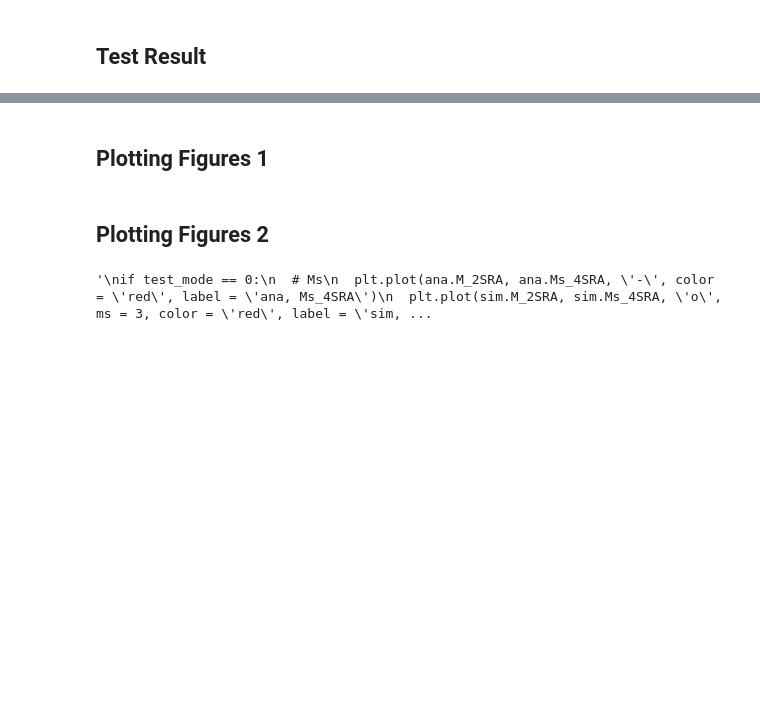
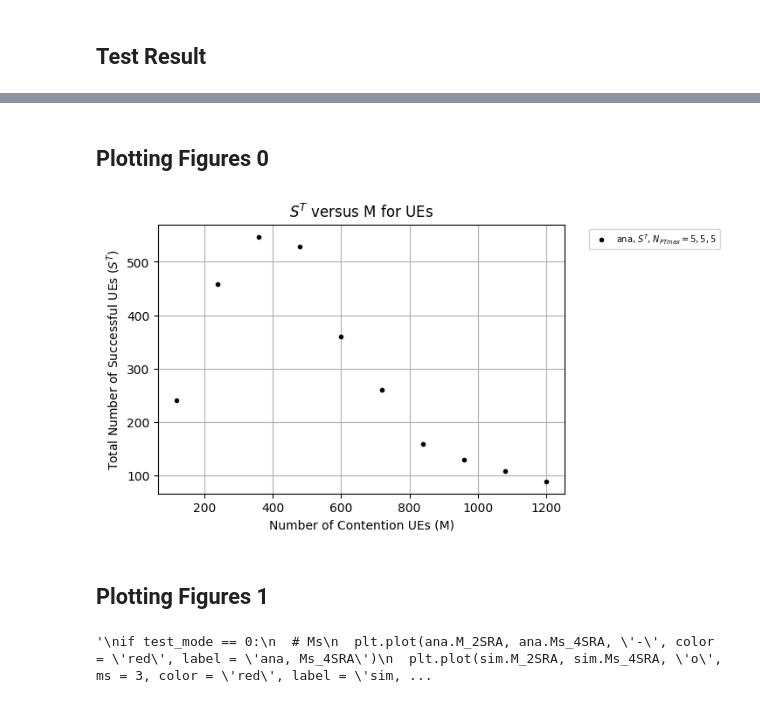
Before and after one commit to timlin0307/Thesis-Simulation, a Jupyter notebook: 2SRA and 4SRA in NTN/Simulation.ipynb, the cells around one changed output, grey strips where cells are left out. Cells and saved outputs as stored; diff of their text form; code cells hidden in the pictures; blank space fills up the shorter version.

```diff
--- a/2SRA and 4SRA in NTN/Simulation.ipynb
+++ b/2SRA and 4SRA in NTN/Simulation.ipynb
@@ -1448,2 +1469,18 @@ total: 0:13:38.658835
+# %% [markdown]
+## **Plotting Figures 0**
+# %%
+sim = pandas.read_csv('sim_testresult.csv')
+
+plt.plot(sim.M_4SRA, sim.Ms_T, 'o', ms = 3, color = 'black', label = 'ana, $S^T$, $N_{PTmax}=5,5,5$')
+
+plt.xlabel("Number of Contention UEs (M)")
+plt.ylabel("Total Number of Successful UEs ($S^T$)")
+plt.grid(True, which="both")
+plt.legend(markerscale=1, fontsize=7, loc='upper left', bbox_to_anchor=(1.05, 1))
+plt.title('$S^T$ versus M for UEs')
+plt.rcParams["figure.figsize"] = (6, 4)
+plt.show()
+# %% [output]
+[figure, added]
 # %% [markdown]
 ## **Plotting Figures 1**
@@ -1452,5 +1487,3 @@ sim = pandas.read_csv('sim_testresult_1.csv')
-# %% [markdown]
-## **Plotting Figures 2**
 # %%
 sim_rts_3_3_3 = pandas.read_csv('sim_testresult_rts(3,3,3).csv')
 sim_rts_5_3_3 = pandas.read_csv('sim_testresult_rts(5,3,3).csv')
```
Also changed, not shown: parts of 7 cells of this notebook, 16 other files.
